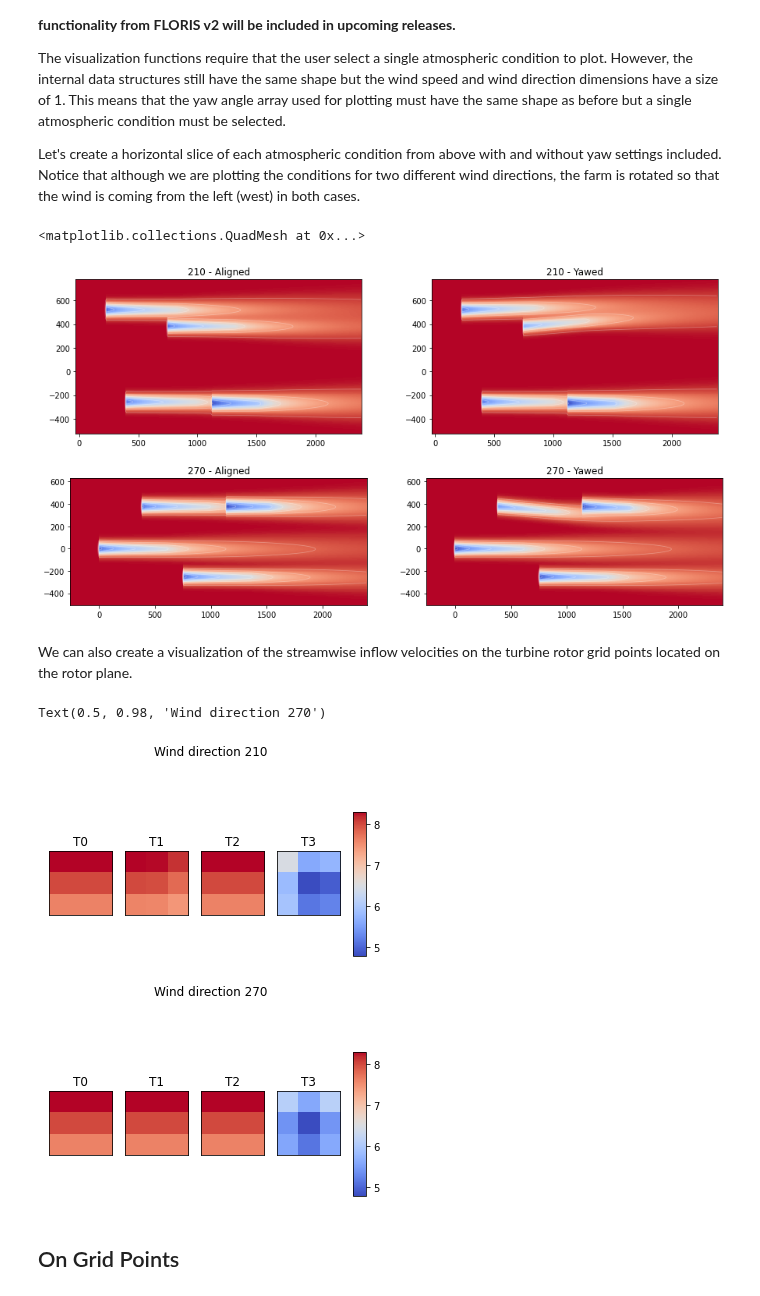
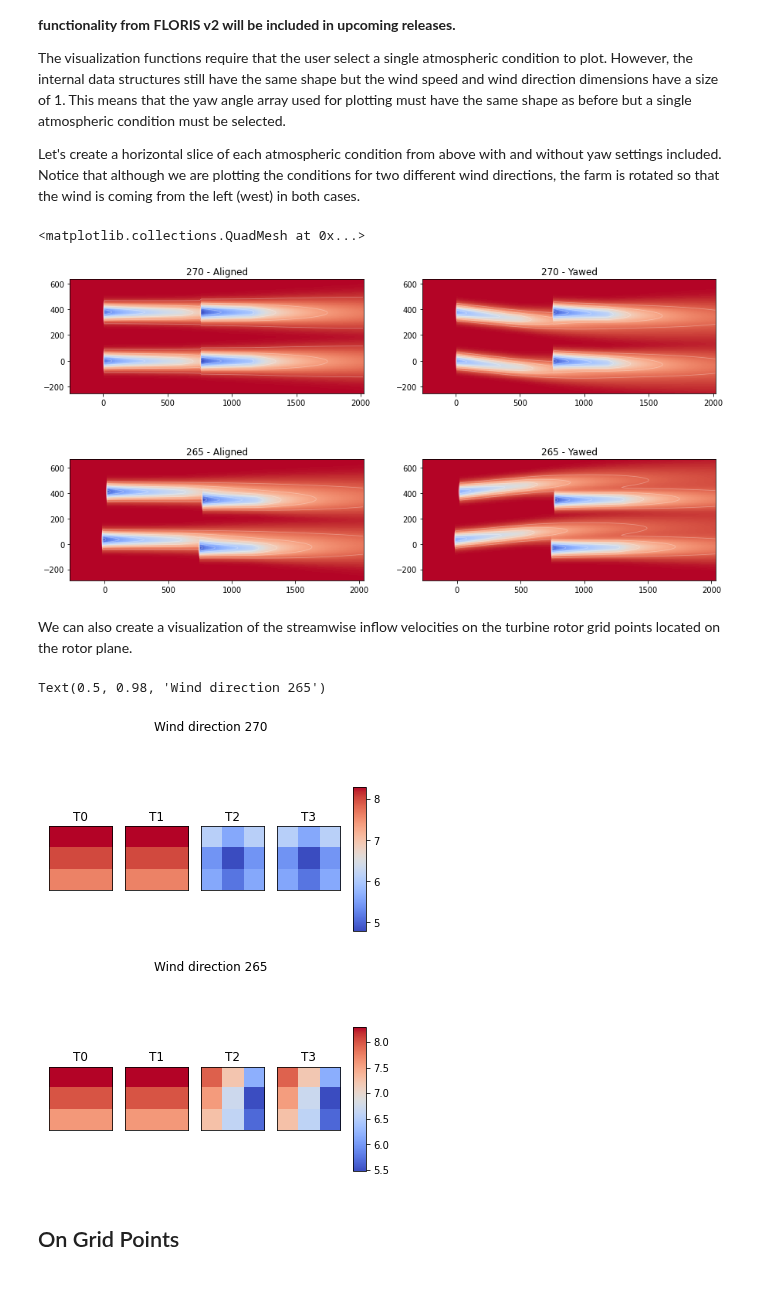
Before and after one commit to NREL/floris, a Jupyter notebook: examples/00_getting_started.ipynb, the cells around one changed output. Cells and saved outputs as stored; diff of their text form; code cells hidden in the pictures.

```diff
--- a/examples/00_getting_started.ipynb
+++ b/examples/00_getting_started.ipynb
@@ -212,9 +212,9 @@ fi = FlorisInterface("inputs/gch.yaml")
 
 # Construct the model
 D = 126.0  # Design the layout based on turbine diameter
-x = [0, 3 * D,  6 * D, 9 * D]
-y = [0, 3 * D, -2 * D, 3 * D]
-wind_directions = [210.0, 270.0]
+x = [0, 0,  6 * D, 6 * D]
+y = [0, 3 * D, 0, 3 * D]
+wind_directions = [270.0, 265.0]
 wind_speeds = [8.0]
 
 # Pass the new data to FlorisInterface
@@ -233,9 +233,10 @@ farm_power_baseline = np.sum(turbine_powers, 2)
 
 # Develop the yaw control settings
 yaw_angles = np.zeros( (2, 1, 4) )  # Construct the yaw array with dimensions for two wind directions, one wind speed, and four turbines
-yaw_angles[0, :, 0] = -5            # At 210 degrees, yaw the first turbine 10 degrees
-yaw_angles[0, :, 1] = -20           # At 210 degrees, yaw the second turbine 10 degrees
-yaw_angles[1, :, 1] = 20            # At 270 degrees, yaw the second turbine 10 degrees
+yaw_angles[0, :, 0] = 25            # At 270 degrees, yaw the first turbine 25 degrees
+yaw_angles[0, :, 1] = 25           # At 270 degrees, yaw the second turbine 25 degrees
+yaw_angles[1, :, 0] = -25            # At 265 degrees, yaw the first turbine -25 degrees
+yaw_angles[1, :, 1] = -25            # At 265 degrees, yaw the second turbine -25 degrees
 
 # Calculate the velocities at each turbine for all atmospheric conditions given the yaw control settings
 fi.calculate_wake( yaw_angles=yaw_angles )
@@ -247,7 +248,7 @@ farm_power_yaw = np.sum(turbine_powers, 2)
 # Compare power difference with yaw
 difference = 100 * (farm_power_yaw - farm_power_baseline) / farm_power_baseline
 print("Power % difference with yaw")
-print(f"    210 degrees: {difference[0, 0]:4.2f}%")
-print(f"    270 degrees: {difference[1, 0]:4.2f}%")
+print(f"    270 degrees: {difference[0, 0]:4.2f}%")
+print(f"    265 degrees: {difference[1, 0]:4.2f}%")
 # %% [output]
 Power % difference with yaw
@@ -268,36 +269,36 @@ the farm is rotated so that the wind is coming from the left (west) in both case
 # %%
 from floris.tools.visualization import visualize_cut_plane
 
 fig, axarr = plt.subplots(2, 2, figsize=(15,8))
 
-horizontal_plane = fi.calculate_horizontal_plane( wd=[210] , height=90.0 )
-visualize_cut_plane(horizontal_plane, ax=axarr[0,0], title="210 - Aligned")
+horizontal_plane = fi.calculate_horizontal_plane( wd=[270] , height=90.0 )
+visualize_cut_plane(horizontal_plane, ax=axarr[0,0], title="270 - Aligned")
 
-horizontal_plane = fi.calculate_horizontal_plane( wd=[210], yaw_angles=yaw_angles[0:1,0:1] , height=90.0 )
-visualize_cut_plane(horizontal_plane, ax=axarr[0,1], title="210 - Yawed")
+horizontal_plane = fi.calculate_horizontal_plane( wd=[270], yaw_angles=yaw_angles[0:1,0:1] , height=90.0 )
+visualize_cut_plane(horizontal_plane, ax=axarr[0,1], title="270 - Yawed")
 
-horizontal_plane = fi.calculate_horizontal_plane( wd=[270] , height=90.0 )
-visualize_cut_plane(horizontal_plane, ax=axarr[1,0], title="270 - Aligned")
+horizontal_plane = fi.calculate_horizontal_plane( wd=[265] , height=90.0 )
+visualize_cut_plane(horizontal_plane, ax=axarr[1,0], title="265 - Aligned")
 
-horizontal_plane = fi.calculate_horizontal_plane( wd=[270], yaw_angles=yaw_angles[1:2,0:1] , height=90.0 )
-visualize_cut_plane(horizontal_plane, ax=axarr[1,1], title="270 - Yawed")
+horizontal_plane = fi.calculate_horizontal_plane( wd=[265], yaw_angles=yaw_angles[1:2,0:1] , height=90.0 )
+visualize_cut_plane(horizontal_plane, ax=axarr[1,1], title="265 - Yawed")
 # %% [output]
 <matplotlib.collections.QuadMesh at 0x...>
-[figure, old version]
+[figure, new version]
 # %% [markdown]
 We can also create a visualization of the streamwise inflow velocities on the turbine rotor grid points located on the rotor plane.
 # %%
 from floris.tools.visualization import plot_rotor_values
 
 fig, _, _ , _ = plot_rotor_values(fi.floris.flow_field.u, wd_index=0, ws_index=0, n_rows=1, n_cols=4, return_fig_objects=True)
-fig.suptitle("Wind direction 210")
+fig.suptitle("Wind direction 270")
 
 fig, _, _ , _ = plot_rotor_values(fi.floris.flow_field.u, wd_index=1, ws_index=0, n_rows=1, n_cols=4, return_fig_objects=True)
-fig.suptitle("Wind direction 270")
+fig.suptitle("Wind direction 265")
 # %% [output]
-Text(0.5, 0.98, 'Wind direction 270')
+Text(0.5, 0.98, 'Wind direction 265')
-[figure, old version]
+[figure, new version]
-[figure, old version]
+[figure, new version]
 # %% [markdown]
 ## On Grid Points
 # %% [markdown]
```
Also changed, not shown: parts of 7 cells of this notebook, 2 other files.
